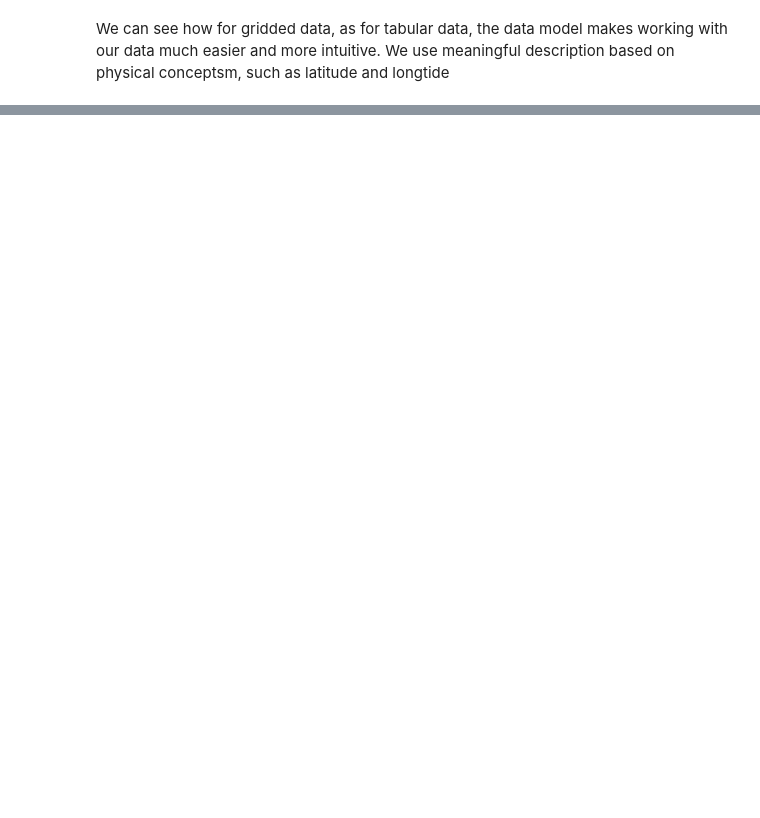
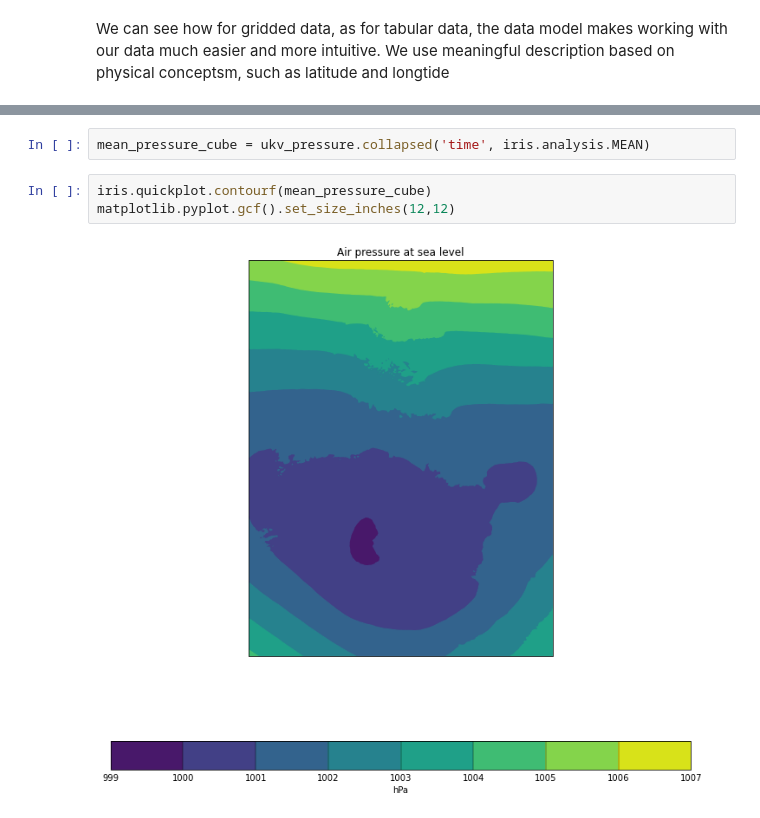
Before and after one commit to informatics-lab/intro_python_data_analysis, a Jupyter notebook: 06_PythonDataModel_Gridded.ipynb, the cells around one changed output, grey strips where cells are left out. Cells and saved outputs as stored; diff of their text form; blank space fills up the shorter version.

```diff
--- a/06_PythonDataModel_Gridded.ipynb
+++ b/06_PythonDataModel_Gridded.ipynb
@@ -203,0 +246,7 @@ iris.analysis.cartography.project(ukv_temp_max, iris.coord_systems.Mercator())
+# %%
+mean_pressure_cube = ukv_pressure.collapsed('time', iris.analysis.MEAN)
+# %%
+iris.quickplot.contourf(mean_pressure_cube)
+matplotlib.pyplot.gcf().set_size_inches(12,12)
+# %% [output]
+[figure, added]
```
Also changed, not shown: parts of 16 cells of this notebook, 2 other files.
